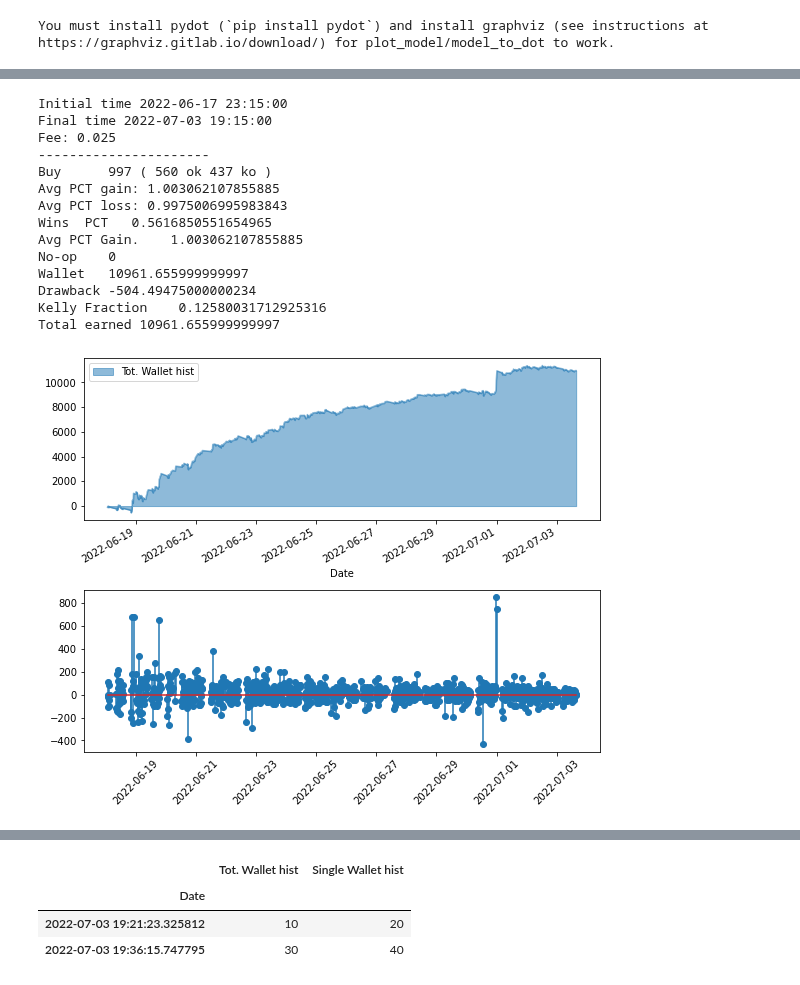
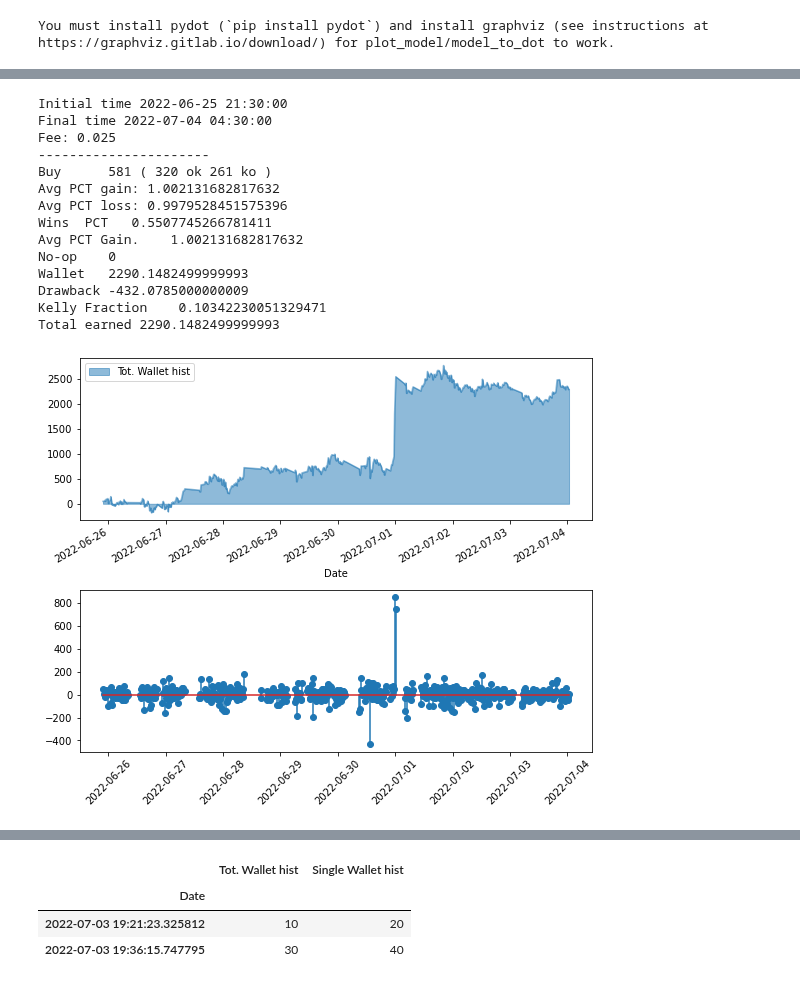
Before and after one commit to gabriele16/sats4u, a Jupyter notebook: colab/LSTM-CNN-BitCoin-Test-Trade.ipynb, the cells around one changed output, grey strips where cells are left out. Saved outputs shown, nothing was run; the diff lists cells and outputs as text; code cells hidden in the pictures.

```diff
--- a/colab/LSTM-CNN-BitCoin-Test-Trade.ipynb
+++ b/colab/LSTM-CNN-BitCoin-Test-Trade.ipynb
@@ -185,23 +185,23 @@ df_preds_shifted_true.iloc[-new_time_steps:].dropna().plot()
 # %%
-wallet_hist_df, wallet, kelly_frac = s2b.backtest_df(df_preds_true.iloc[-new_time_steps*2:].dropna(), step_back=+ 15,
+wallet_hist_df, wallet, kelly_frac = s2b.backtest_df(df_preds_true.iloc[-new_time_steps:].dropna(), step_back=+ 15,
                                                     long_short = "long", fee=0.025, cutoff_long = 10. ,cutoff_short = 10.0)
 s2b.show_backtest_results(wallet,wallet_hist_df)
 # %% [output]
-Initial time 2022-06-17 23:15:00
-Final time 2022-07-03 19:15:00
+Initial time 2022-06-25 21:30:00
+Final time 2022-07-04 04:30:00
 Fee: 0.025
 ----------------------
-Buy      997 ( 560 ok 437 ko )
-Avg PCT gain: 1.003062107855885
-Avg PCT loss: 0.9975006995983843
-Wins  PCT   0.5616850551654965
-Avg PCT Gain.    1.003062107855885
+Buy      581 ( 320 ok 261 ko )
+Avg PCT gain: 1.002131682817632
+Avg PCT loss: 0.9979528451575396
+Wins  PCT   0.5507745266781411
+Avg PCT Gain.    1.002131682817632
 No-op    0
-Wallet   10961.655999999997
-Drawback -504.49475000000234
-Kelly Fraction    0.12580031712925316
-Total earned 10961.655999999997
+Wallet   2290.1482499999993
+Drawback -432.0785000000009
+Kelly Fraction    0.10342230051329471
+Total earned 2290.1482499999993
-[figure, old version]
+[figure, new version]
 # %%
 def tryexceptwait(func):
   def inner(*args,**kwargs):
```
Also changed, not shown: parts of 7 cells of this notebook.
